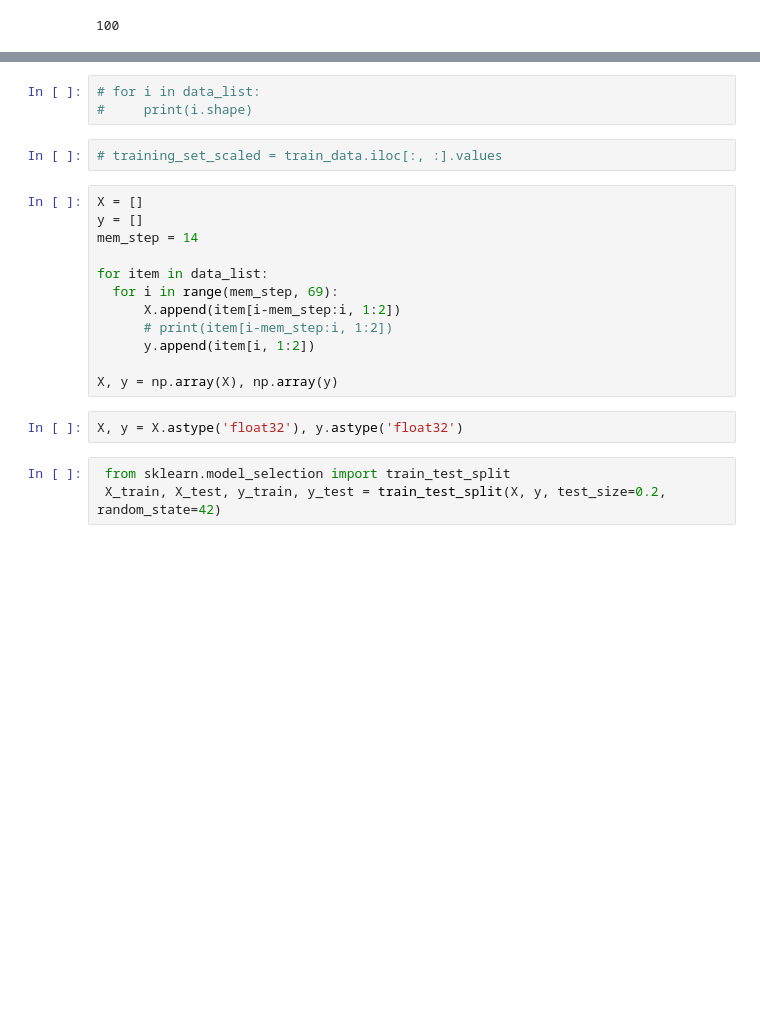
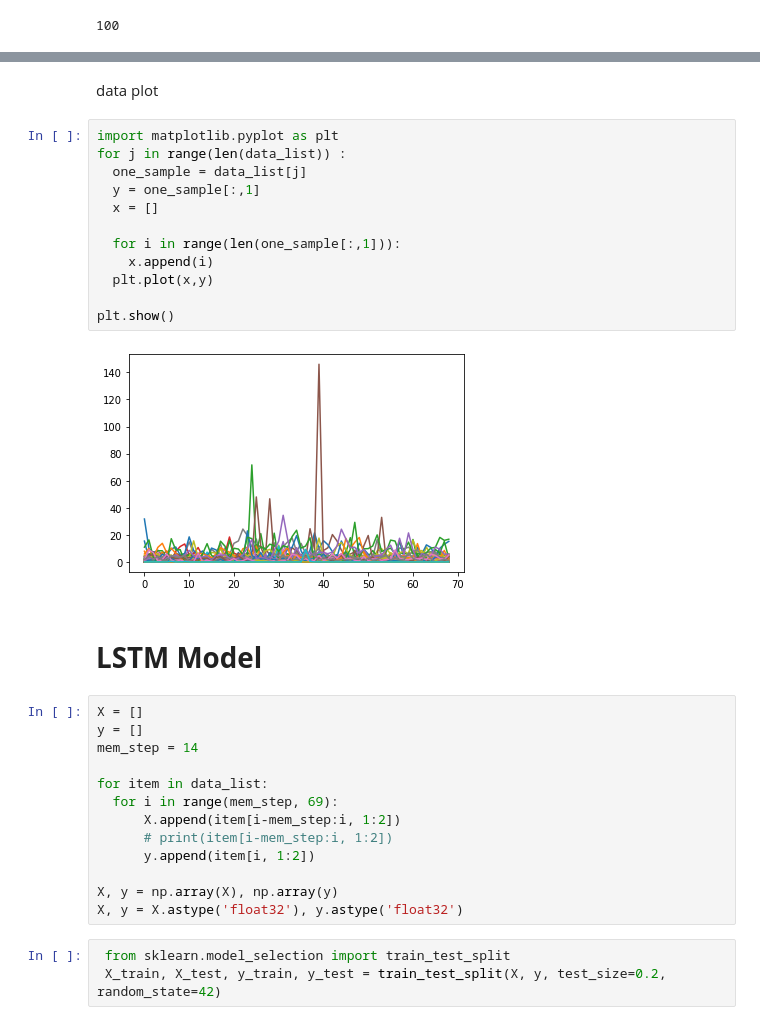
Before and after one commit to ZahraDehghanian97/Data-Usage-Prediction, a Jupyter notebook: LSTM.ipynb, the cells around one changed output, grey strips where cells are left out. Cells and saved outputs as stored; diff of their text form; blank space fills up the shorter version.

Commit message:
LSTM model 1.75

```diff
--- a/LSTM.ipynb
+++ b/LSTM.ipynb
@@ -72,8 +68,21 @@ for sub_id in unique_sub_id:
-# %%
-# for i in data_list:
-#     print(i.shape)
-# %%
-# training_set_scaled = train_data.iloc[:, :].values
+# %% [markdown]
+data plot
+# %%
+import matplotlib.pyplot as plt
+for j in range(len(data_list)) :
+  one_sample = data_list[j]
+  y = one_sample[:,1]
+  x = []
+
+  for i in range(len(one_sample[:,1])):
+    x.append(i)
+  plt.plot(x,y)
+
+plt.show()
+# %% [output]
+[figure, added]
+# %% [markdown]
+# **LSTM Model**
 # %%
 X = []
 y = []
@@ -86,8 +95,7 @@ for item in data_list:
       y.append(item[i, 1:2])
 
 X, y = np.array(X), np.array(y)
+X, y = X.astype('float32'), y.astype('float32')
-# %%
-X, y = X.astype('float32'), y.astype('float32')
 # %%
  from sklearn.model_selection import train_test_split
  X_train, X_test, y_train, y_test = train_test_split(X, y, test_size=0.2, random_state=42)
```
Also changed, not shown: parts of 16 cells of this notebook.
